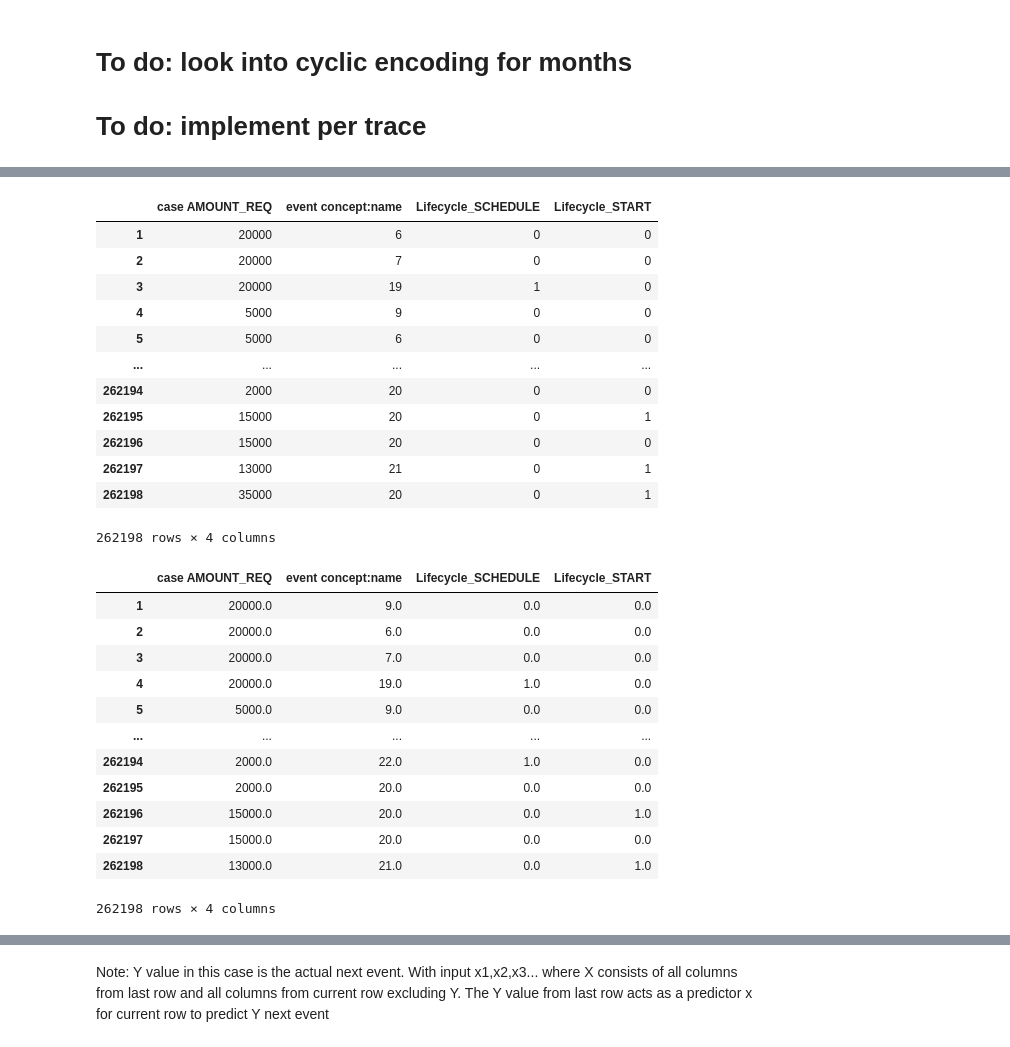
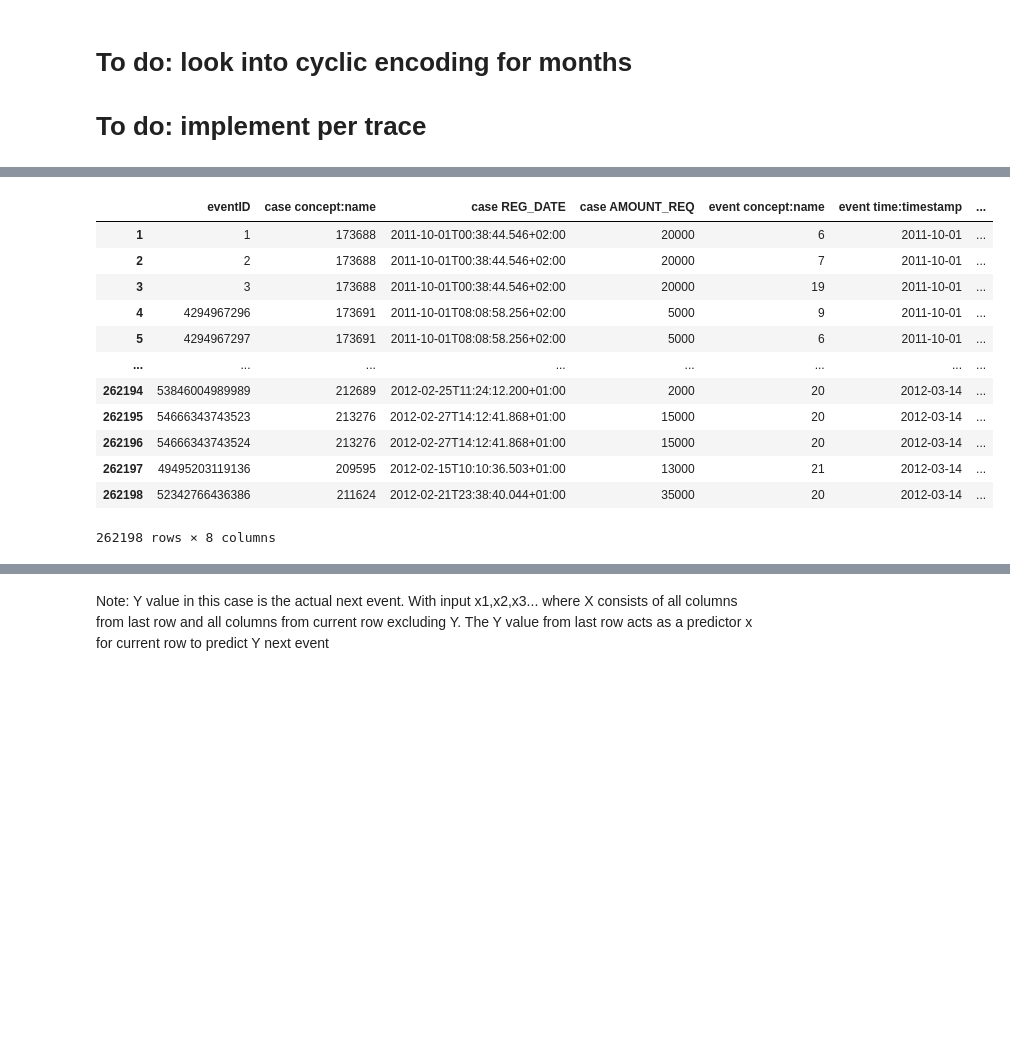
Before and after one commit to Cappa1/ProcessMining, a Jupyter notebook: preprocess.ipynb, the cells around one changed output, grey strips where cells are left out. Cells and saved outputs as stored; diff of their text form; code cells hidden in the pictures; blank space fills up the shorter version.

```diff
--- a/preprocess.ipynb
+++ b/preprocess.ipynb
@@ -141,33 +103,0 @@ display(df_encoded[cols])
-# %%
-# Current row + last row together as predictors
-current = df_encoded[cols[:-1]].iloc[1:-1 ,:]
-last = df_encoded[cols[:-1]].shift(1).iloc[1:-1 ,:]
-display(current)
-display(last)
-# %% [output]
-|  | case AMOUNT_REQ | event concept:name | Lifecycle_SCHEDULE | Lifecycle_START |
-| 1 | 20000 | 6 | 0 | 0 |
-| 2 | 20000 | 7 | 0 | 0 |
-| 3 | 20000 | 19 | 1 | 0 |
-| 4 | 5000 | 9 | 0 | 0 |
-| 5 | 5000 | 6 | 0 | 0 |
-| ... | ... | ... | ... | ... |
-| 262194 | 2000 | 20 | 0 | 0 |
-| 262195 | 15000 | 20 | 0 | 1 |
-| 262196 | 15000 | 20 | 0 | 0 |
-| 262197 | 13000 | 21 | 0 | 1 |
-| 262198 | 35000 | 20 | 0 | 1 |
-262198 rows × 4 columns
-|  | case AMOUNT_REQ | event concept:name | Lifecycle_SCHEDULE | Lifecycle_START |
-| 1 | 20000.0 | 9.0 | 0.0 | 0.0 |
-| 2 | 20000.0 | 6.0 | 0.0 | 0.0 |
-| 3 | 20000.0 | 7.0 | 0.0 | 0.0 |
-| 4 | 20000.0 | 19.0 | 1.0 | 0.0 |
-| 5 | 5000.0 | 9.0 | 0.0 | 0.0 |
-| ... | ... | ... | ... | ... |
-| 262194 | 2000.0 | 22.0 | 1.0 | 0.0 |
-| 262195 | 2000.0 | 20.0 | 0.0 | 0.0 |
-| 262196 | 15000.0 | 20.0 | 0.0 | 1.0 |
-| 262197 | 15000.0 | 20.0 | 0.0 | 0.0 |
-| 262198 | 13000.0 | 21.0 | 0.0 | 1.0 |
-262198 rows × 4 columns
@@ -173,0 +127,18 @@ display(last)
+# %%
+cols = df_encoded.columns.tolist()
+wanted_index = [3,4,6,7,8]
+df_encoded[cols[:-1]].iloc[1:-1 ,:]
+# %% [output]
+|  | eventID | case concept:name | case REG_DATE | case AMOUNT_REQ | event concept:name | event time:timestamp | ... |
+| 1 | 1 | 173688 | 2011-10-01T00:38:44.546+02:00 | 20000 | 6 | 2011-10-01 | ... |
+| 2 | 2 | 173688 | 2011-10-01T00:38:44.546+02:00 | 20000 | 7 | 2011-10-01 | ... |
+| 3 | 3 | 173688 | 2011-10-01T00:38:44.546+02:00 | 20000 | 19 | 2011-10-01 | ... |
+| 4 | 4294967296 | 173691 | 2011-10-01T08:08:58.256+02:00 | 5000 | 9 | 2011-10-01 | ... |
+| 5 | 4294967297 | 173691 | 2011-10-01T08:08:58.256+02:00 | 5000 | 6 | 2011-10-01 | ... |
+| ... | ... | ... | ... | ... | ... | ... | ... |
+| 262194 | 53846004989989 | 212689 | 2012-02-25T11:24:12.200+01:00 | 2000 | 20 | 2012-03-14 | ... |
+| 262195 | 54666343743523 | 213276 | 2012-02-27T14:12:41.868+01:00 | 15000 | 20 | 2012-03-14 | ... |
+| 262196 | 54666343743524 | 213276 | 2012-02-27T14:12:41.868+01:00 | 15000 | 20 | 2012-03-14 | ... |
+| 262197 | 49495203119136 | 209595 | 2012-02-15T10:10:36.503+01:00 | 13000 | 21 | 2012-03-14 | ... |
+| 262198 | 52342766436386 | 211624 | 2012-02-21T23:38:40.044+01:00 | 35000 | 20 | 2012-03-14 | ... |
+262198 rows × 8 columns
```
Also changed, not shown: parts of 19 cells of this notebook.
